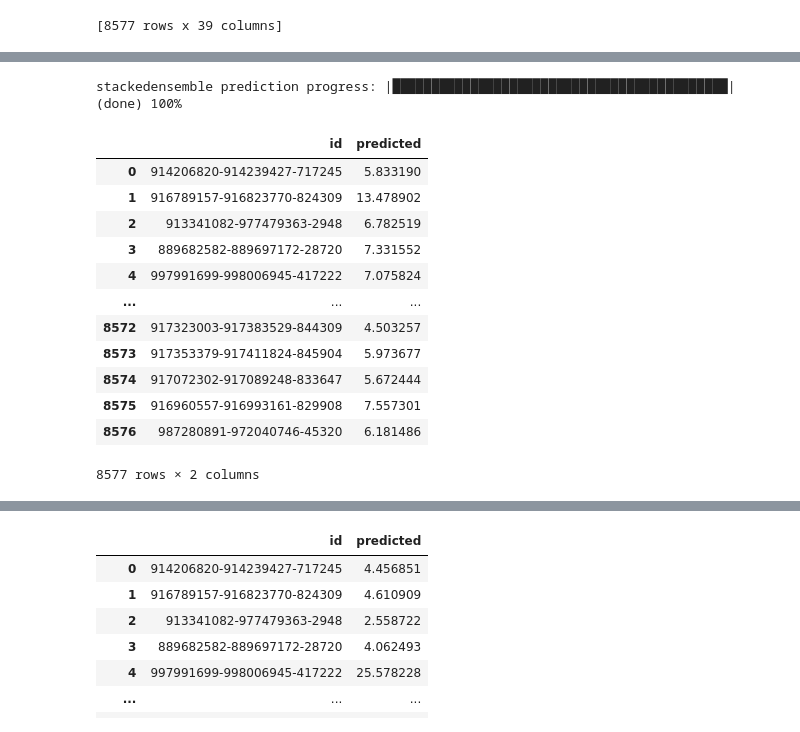
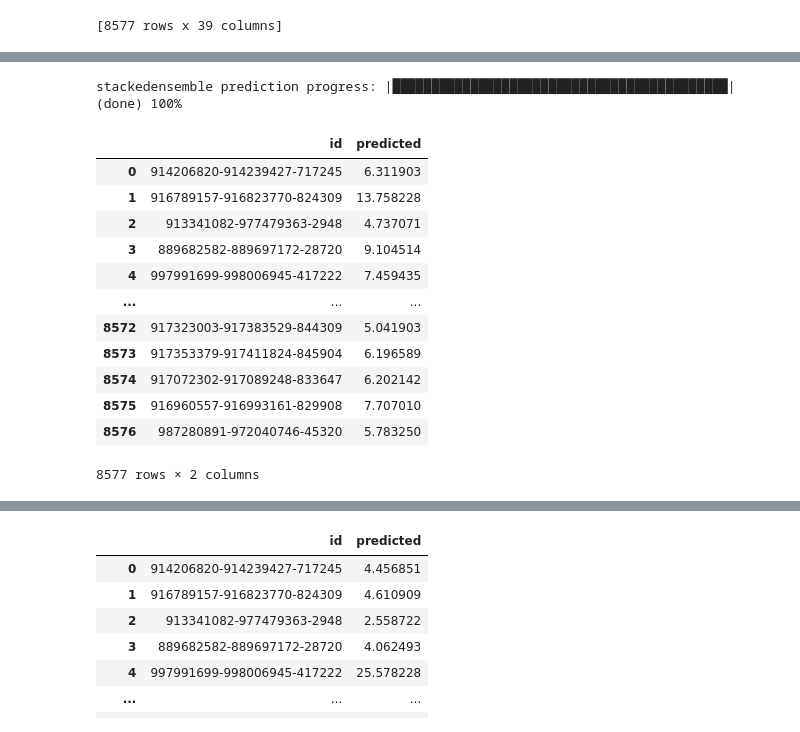
Before and after one commit to SimenQ/machine_learning, a Jupyter notebook: notebooks/simen/h2o_model.ipynb, the cells around one changed output, grey strips where cells are left out. Cells and saved outputs as stored; diff of their text form; code cells hidden in the pictures.

```diff
--- a/notebooks/simen/h2o_model.ipynb
+++ b/notebooks/simen/h2o_model.ipynb
@@ -30,16 +30,16 @@ Checking whether there is an H2O instance running at http://localhost:54321 . co
 # %%
 #train_df = h2o.import_file("C:/Users/aminp/OneDrive/Dokumenter/NTNU/4år/Machinelearning/machine_learning/data/train_data/dataset_train_without_rev_features.csv")
-test_df = h2o.import_file("C:/Users/aminp/OneDrive/Dokumenter/NTNU/4år/Machinelearning/machine_learning/data/train_data/dataset_test_without_rev_features.csv")
+#test_df = h2o.import_file("/Users/simenvoldqvam/Desktop/Skole/machine_learning/data/train_data/dataset_train_with_stores_extra.csv")
 
 #test_train = h2o.import_file("C:/Users/aminp/OneDrive/Dokumenter/NTNU/4år/Machinelearning/machine_learning/data/train_data/test_train.csv")
 #test_test = h2o.import_file("C:/Users/aminp/OneDrive/Dokumenter/NTNU/4år/Machinelearning/machine_learning/data/train_data/test_test.csv")
 #rev_labels = h2o.import_file("C:/Users/aminp/OneDrive/Dokumenter/NTNU/4år/Machinelearning/machine_learning/data/train_data/revenue_labels.csv")
 
 #train_df = h2o.import_file("C:/Users/aminp/OneDrive/Dokumenter/NTNU/4år/Machinelearning/machine_learning/data/train_data/train_data.csv")
-#test_df = h2o.import_file("C:/Users/aminp/OneDrive/Dokumenter/NTNU/4år/Machinelearning/machine_learning/data/train_data/test_data.csv")
+test_df = h2o.import_file("/Users/simenvoldqvam/Desktop/Skole/machine_learning/data/train_data/dataset_test_without_rev_features.csv")
 
-test_dist = h2o.import_file("C:/Users/aminp/OneDrive/Dokumenter/NTNU/4år/Machinelearning/machine_learning/data/train_data/test_set_with_only_distance_feat.csv")
-train_dist = h2o.import_file("C:/Users/aminp/OneDrive/Dokumenter/NTNU/4år/Machinelearning/machine_learning/data/train_data/train_set_with_only_distance_feat.csv")
+test_dist = h2o.import_file("/Users/simenvoldqvam/Desktop/Skole/machine_learning/data/train_data/test_set_with_only_distance_feat.csv")
+train_dist = h2o.import_file("/Users/simenvoldqvam/Desktop/Skole/machine_learning/data/train_data/train_set_with_only_distance_feat.csv")
 # %% [output]
 Parse progress: |████████████████████████████████████████████████████████████████| (done) 100%
 Parse progress: |████████████████████████████████████████████████████████████████| (done) 100%
@@ -61,2 +47,3 @@ Parse progress: |█████████████████████
 # %%
-rev = pd.read_csv("C:/Users/aminp/OneDrive/Dokumenter/NTNU/4år/Machinelearning/machine_learning/data/train_data/revenue_labels.csv")
+rev = pd.read_csv("/Users/simenvoldqvam/Desktop/Skole/machine_learning/data/train_data/revenue_labels.csv")
+test = pd.read_csv("/Users/simenvoldqvam/Desktop/Skole/machine_learning/data/train_data/test_set_with_only_distance_feat.csv")
@@ -100,9 +102,9 @@ rev2 = rev[:, 0]
 
 
 df = train_dist.drop("C1", axis = 1)
-df2 = df.drop([0], axis = 0)
 
-x_train = df2.cbind(rev2)
+
+x_train = df.cbind(rev2)
 
 
 list_df = ["mall__is", "geo__Cluster 4 similarity", "geo__Cluster 6 similarity",
@@ -112,13 +114,11 @@ list_df = ["mall__is", "geo__Cluster 4 similarity", "geo__Cluster 6 similarity",
 
 stores_id = test_df[:, 1]
 
-stores_id2 = stores_id.drop([0], axis = 0)
+
+y_test1 = test_dist.drop("C1", axis = 1 )
 
 
-y_test1 = test_dist.drop("C1", axis = 1 )
-y_test2 = y_test1.drop([0], axis = 0)
-
-y_test = y_test2.cbind(stores_id2)
+y_test = y_test1.cbind(stores_id)
 y_test
 # %% [output]
 | storesinradiustransformer__in_radius | clustersimilarity__Cluster 0 simi... | clustersimilarity__Cluster 1 simi... | clustersimilarity__Cluster 2 simi... | clustersimilarity__Cluster 3 simi... | ... |
@@ -166,6 +162,6 @@ x = x_train.columns
 y = 'revenue'
 x.remove(y)
 
-aml = H2OAutoML(max_models=5, seed=1)
+aml = H2OAutoML(max_models=10, seed=1)
 aml.train(x=x, y=y, training_frame= x_train)
 # %% [output]
@@ -227,27 +207,27 @@ m.varimp(use_pandas=True)
 # %%
 #model = h2o.get_model(lb[2,"model_id"])
 prediction = aml.leader.predict(y_test)
 df = y_test.cbind(prediction)
 df = df.as_data_frame(use_pandas=True)
 result = df.loc[:,("store_id", 'predict')]
 submission = result.rename(columns = {"store_id": "id", "predict": "predicted"})
-submission.to_csv("Only_dist_features.csv", index = False)
+#submission.to_csv("Only_dist_features.csv", index = False)
 
 submission
 # %% [output]
 stackedensemble prediction progress: |███████████████████████████████████████████| (done) 100%
 |  | id | predicted |
-| 0 | 914206820-914239427-717245 | 5.833190 |
-| 1 | 916789157-916823770-824309 | 13.478902 |
-| 2 | 913341082-977479363-2948 | 6.782519 |
-| 3 | 889682582-889697172-28720 | 7.331552 |
-| 4 | 997991699-998006945-417222 | 7.075824 |
+| 0 | 914206820-914239427-717245 | 6.311903 |
+| 1 | 916789157-916823770-824309 | 13.758228 |
+| 2 | 913341082-977479363-2948 | 4.737071 |
+| 3 | 889682582-889697172-28720 | 9.104514 |
+| 4 | 997991699-998006945-417222 | 7.459435 |
 | ... | ... | ... |
-| 8572 | 917323003-917383529-844309 | 4.503257 |
-| 8573 | 917353379-917411824-845904 | 5.973677 |
-| 8574 | 917072302-917089248-833647 | 5.672444 |
-| 8575 | 916960557-916993161-829908 | 7.557301 |
-| 8576 | 987280891-972040746-45320 | 6.181486 |
+| 8572 | 917323003-917383529-844309 | 5.041903 |
+| 8573 | 917353379-917411824-845904 | 6.196589 |
+| 8574 | 917072302-917089248-833647 | 6.202142 |
+| 8575 | 916960557-916993161-829908 | 7.707010 |
+| 8576 | 987280891-972040746-45320 | 5.783250 |
 8577 rows × 2 columns
 # %%
 submission["predicted"] = np.exp(submission["predict"]) - 1
```
Also changed, not shown: parts of 14 cells of this notebook, 21 other files.
